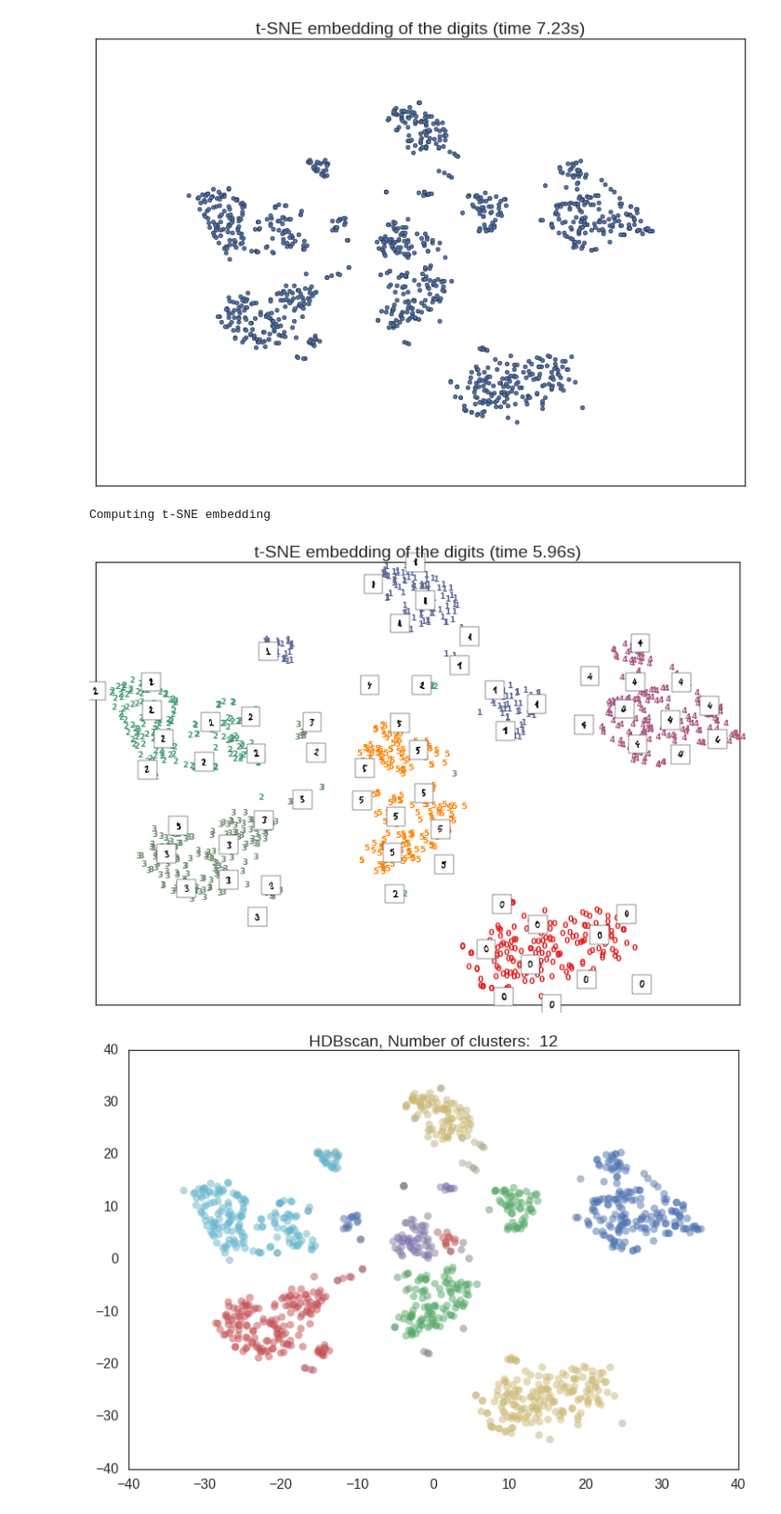
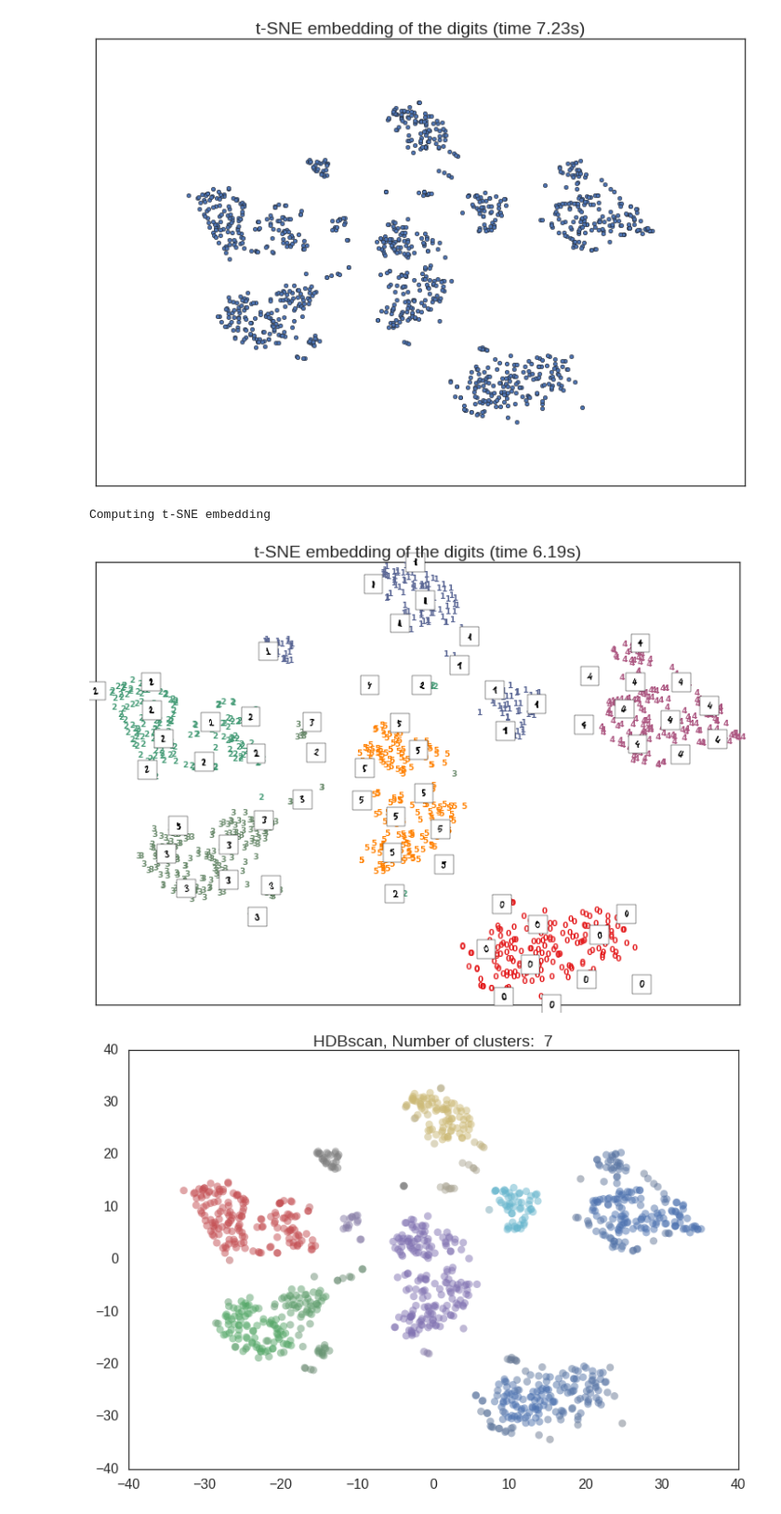
Before and after one commit to dtamayo/MachineLearning, a Jupyter notebook: Day4/Day4-HDBscan-tsne.ipynb, the cells around one changed output. Shown at 93% size. Cells and saved outputs as stored; diff of their text form; code cells hidden in the pictures.

```diff
--- a/Day4/Day4-HDBscan-tsne.ipynb
+++ b/Day4/Day4-HDBscan-tsne.ipynb
@@ -333,6 +306,12 @@ Computing t-SNE embedding
 [figure]
 [figure]
 # %%
+# Authors: Fabian Pedregosa <fabian.pedregosa@inria.fr>
+#          Olivier Grisel <olivier.grisel@ensta.org>
+#          Mathieu Blondel <mathieu@mblondel.org>
+#          Gael Varoquaux
+# License: BSD 3 clause (C) INRIA 2011
+
 #----------------------------------------------------------------------
 # Scale and visualize the embedding vectors
 # This is just a simple plotting routine to be used later, it does not manipulate or learn from the data. Nothing to be done here.
@@ -374,32 +353,32 @@ def plot_embedding(X, title=None):
 # t-SNE embedding of the digits dataset
 # Now we do the same but with t-SNE instead of random 2 components vectors.
 print("Computing t-SNE embedding")
 tsne = manifold.TSNE(n_components=2, init='pca', random_state=0)
 t0 = time()
 X_tsne = tsne.fit_transform(X)
 
 plot_embedding(X_tsne,
                "t-SNE embedding of the digits (time %.2fs)" %
                (time() - t0))
 
 plt.show()
 
 
 
 #----------------------------------------------------------------------
 # HDBScan
-clusterer = hdbscan.HDBSCAN(min_cluster_size=5, gen_min_span_tree=True)
+clusterer = hdbscan.HDBSCAN(min_cluster_size=50, min_samples=3)
 clusterer.fit(X_tsne)
 n_clusters_ = len(set(clusterer.labels_)) - (1 if -1 in clusterer.labels_ else 0)
 
 palette = sns.color_palette(n_colors=15)
 cluster_colors = [sns.desaturate(palette[col], sat)
                   if col >= 0 else (0.5, 0.5, 0.5) for col, sat in
                   zip(clusterer.labels_, clusterer.probabilities_)]
 plt.scatter(X_tsne[:,0], X_tsne[:,1], c=cluster_colors, **plot_kwds)
 plt.title('HDBscan, Number of clusters:  %d' % n_clusters_)
 plt.show()
 # %% [output]
 Computing t-SNE embedding
 [figure]
-[figure, old version]
+[figure, new version]
```
Also changed, not shown: parts of 13 cells of this notebook.
